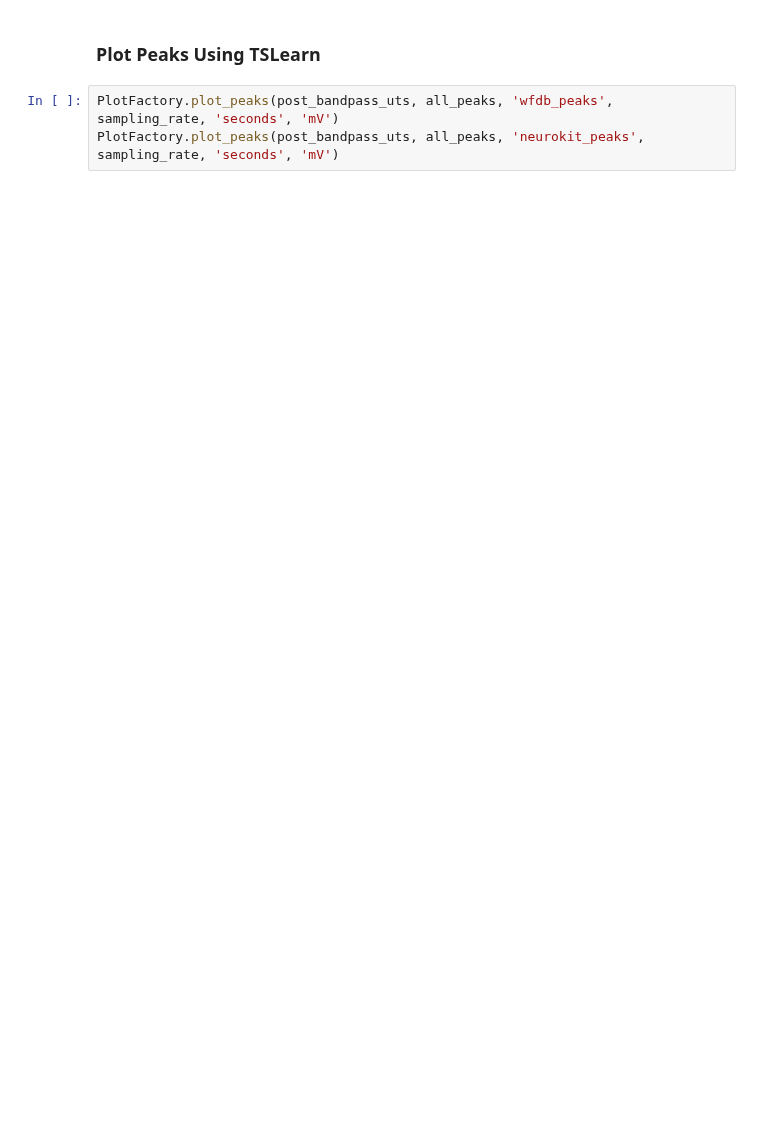
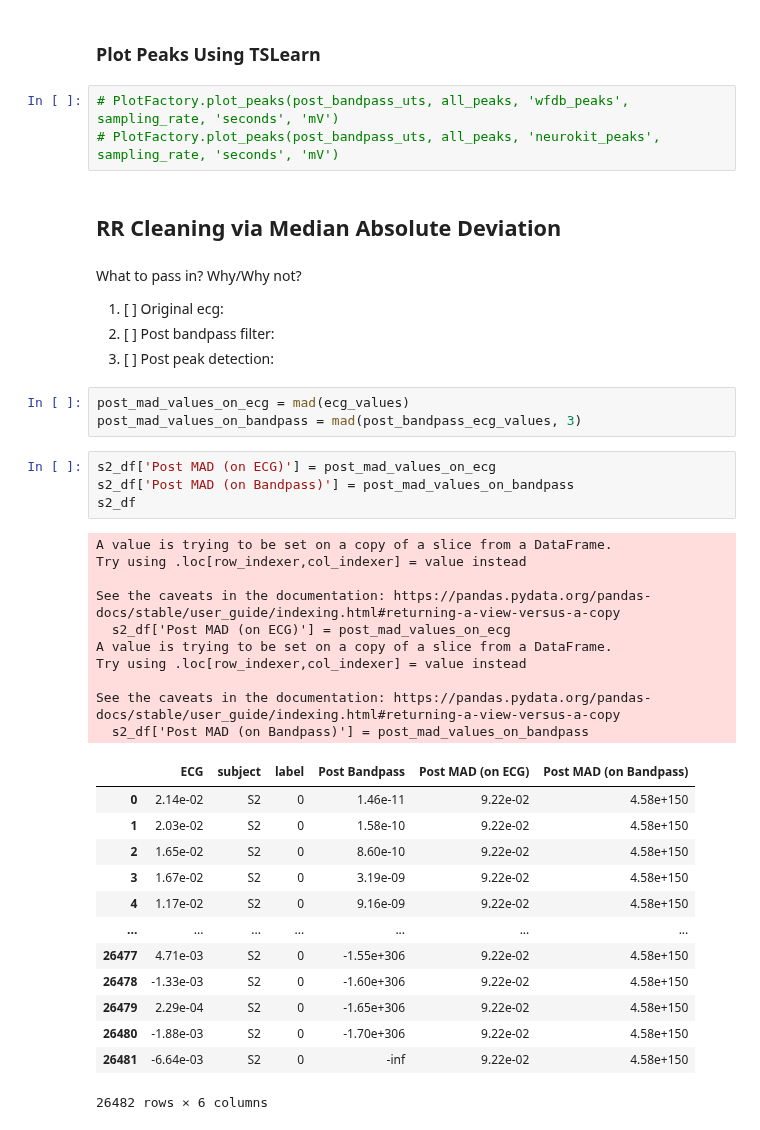
Before and after one commit to invisible-illness-project/lamina, a Jupyter notebook: notebook_experiments/ecg.ipynb, the cells around one changed output. Saved outputs shown, nothing was run; the diff lists cells and outputs as text; blank space fills up the shorter version.

Commit message:
feat: rr cleaning via MAD
- Need to figure out which data to perform this on and why

```diff
--- a/notebook_experiments/ecg.ipynb
+++ b/notebook_experiments/ecg.ipynb
@@ -342,5 +332,44 @@ all_peaks
 # %% [markdown]
 ### Plot Peaks Using TSLearn
 # %%
-PlotFactory.plot_peaks(post_bandpass_uts, all_peaks, 'wfdb_peaks', sampling_rate, 'seconds', 'mV')
-PlotFactory.plot_peaks(post_bandpass_uts, all_peaks, 'neurokit_peaks', sampling_rate, 'seconds', 'mV')
+# PlotFactory.plot_peaks(post_bandpass_uts, all_peaks, 'wfdb_peaks', sampling_rate, 'seconds', 'mV')
+# PlotFactory.plot_peaks(post_bandpass_uts, all_peaks, 'neurokit_peaks', sampling_rate, 'seconds', 'mV')
+# %% [markdown]
+## RR Cleaning via Median Absolute Deviation
+# %% [markdown]
+What to pass in? Why/Why not?
+
+1. [ ] Original ecg:
+2. [ ] Post bandpass filter:
+3. [ ] Post peak detection:
+# %%
+post_mad_values_on_ecg = mad(ecg_values)
+post_mad_values_on_bandpass = mad(post_bandpass_ecg_values, 3)
+# %%
+s2_df['Post MAD (on ECG)'] = post_mad_values_on_ecg
+s2_df['Post MAD (on Bandpass)'] = post_mad_values_on_bandpass
+s2_df
+# %% [output]
+A value is trying to be set on a copy of a slice from a DataFrame.
+Try using .loc[row_indexer,col_indexer] = value instead
+
+See the caveats in the documentation: https://pandas.pydata.org/pandas-docs/stable/user_guide/indexing.html#returning-a-view-versus-a-copy
+  s2_df['Post MAD (on ECG)'] = post_mad_values_on_ecg
+A value is trying to be set on a copy of a slice from a DataFrame.
+Try using .loc[row_indexer,col_indexer] = value instead
+
+See the caveats in the documentation: https://pandas.pydata.org/pandas-docs/stable/user_guide/indexing.html#returning-a-view-versus-a-copy
+  s2_df['Post MAD (on Bandpass)'] = post_mad_values_on_bandpass
+|  | ECG | subject | label | Post Bandpass | Post MAD (on ECG) | Post MAD (on Bandpass) |
+| 0 | 2.14e-02 | S2 | 0 | 1.46e-11 | 9.22e-02 | 4.58e+150 |
+| 1 | 2.03e-02 | S2 | 0 | 1.58e-10 | 9.22e-02 | 4.58e+150 |
+| 2 | 1.65e-02 | S2 | 0 | 8.60e-10 | 9.22e-02 | 4.58e+150 |
+| 3 | 1.67e-02 | S2 | 0 | 3.19e-09 | 9.22e-02 | 4.58e+150 |
+| 4 | 1.17e-02 | S2 | 0 | 9.16e-09 | 9.22e-02 | 4.58e+150 |
+| ... | ... | ... | ... | ... | ... | ... |
+| 26477 | 4.71e-03 | S2 | 0 | -1.55e+306 | 9.22e-02 | 4.58e+150 |
+| 26478 | -1.33e-03 | S2 | 0 | -1.60e+306 | 9.22e-02 | 4.58e+150 |
+| 26479 | 2.29e-04 | S2 | 0 | -1.65e+306 | 9.22e-02 | 4.58e+150 |
+| 26480 | -1.88e-03 | S2 | 0 | -1.70e+306 | 9.22e-02 | 4.58e+150 |
+| 26481 | -6.64e-03 | S2 | 0 | -inf | 9.22e-02 | 4.58e+150 |
+26482 rows × 6 columns
```
Also changed, not shown: parts of 5 cells of this notebook.
